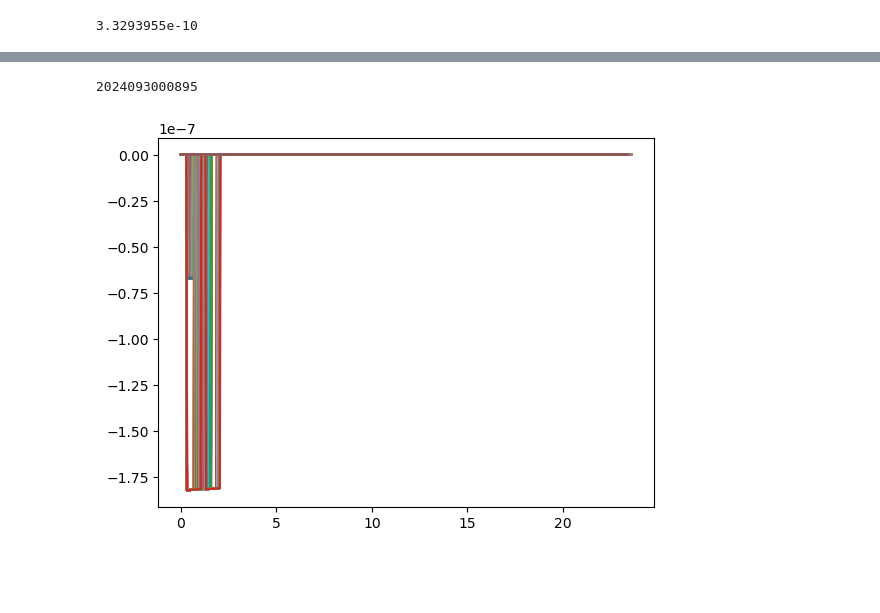
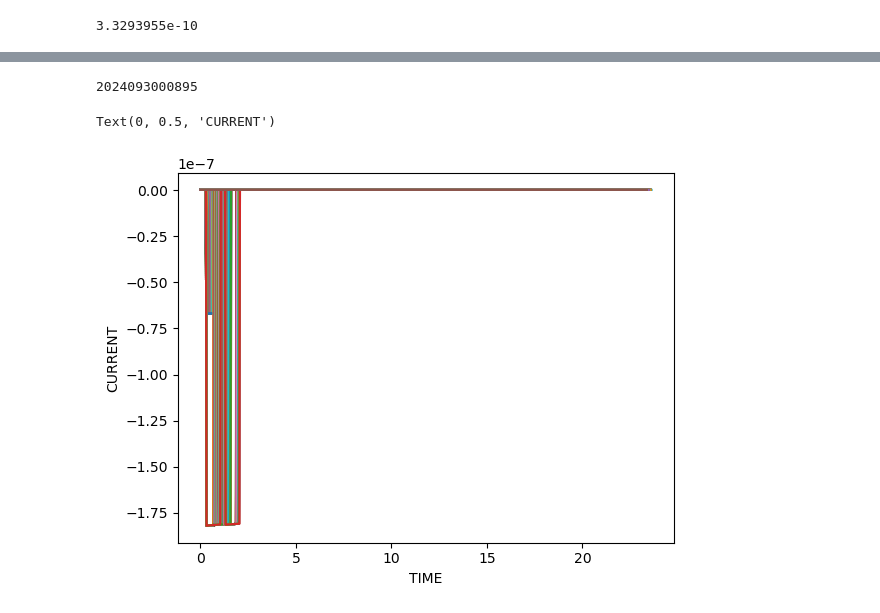
Before and after one commit to youtsumi/Run7, a Jupyter notebook: CheckCollectionsDataSet.ipynb, the cells around one changed output, grey strips where cells are left out. Cells and saved outputs as stored; diff of their text form; code cells hidden in the pictures; blank space fills up the shorter version.

```diff
--- a/CheckCollectionsDataSet.ipynb
+++ b/CheckCollectionsDataSet.ipynb
@@ -136,4 +136,6 @@ for anexposure in tqdm.tqdm(list(exposures)[::]):
     except:
         print(anexposure.id)
         traceback.print_exc()
+pylab.xlabel('TIME')
+pylab.ylabel('CURRENT')
 # %% [output]
@@ -141,10 +143,11 @@ for anexposure in tqdm.tqdm(list(exposures)[::]):
     photodiode = butler.get('photodiode', collections=collections, detector=detector, exposure=anexposure.id)
                  ^^^^^^^^^^^^^^^^^^^^^^^^^^^^^^^^^^^^^^^^^^^^^^^^^^^^^^^^^^^^^^^^^^^^^^^^^^^^^^^^^^^^^^^^^^^^
   File "/opt/lsst/software/stack/conda/envs/lsst-scipipe-9.0.0/share/eups/Linux64/daf_butler/ge90bb0f836+f2441805f1/python/lsst/daf/butler/direct_butler/_direct_butler.py", line 1145, in get
     ref = self._findDatasetRef(
           ^^^^^^^^^^^^^^^^^^^^^
   File "/opt/lsst/software/stack/conda/envs/lsst-scipipe-9.0.0/share/eups/Linux64/daf_butler/ge90bb0f836+f2441805f1/python/lsst/daf/butler/direct_butler/_direct_butler.py", line 899, in _findDatasetRe ...
     raise DatasetNotFoundError(
 lsst.daf.butler._exceptions.DatasetNotFoundError: Dataset photodiode with data ID {instrument: 'LSSTCam', exposure: 2024093000895} could not be found in collections u/lsstccs/eo_linearity_plots_E1154_ ...
 2024093000895
+Text(0, 0.5, 'CURRENT')
-[figure, old version]
+[figure, new version]
```
Also changed, not shown: parts of 3 cells of this notebook.
